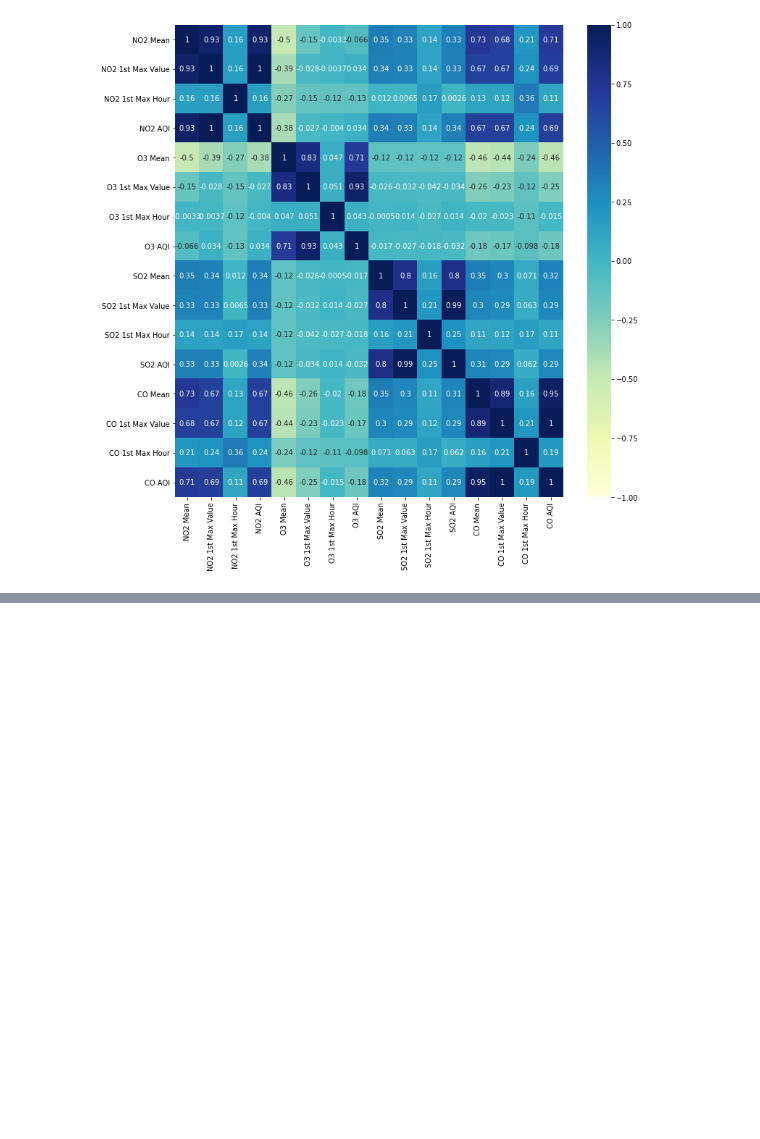
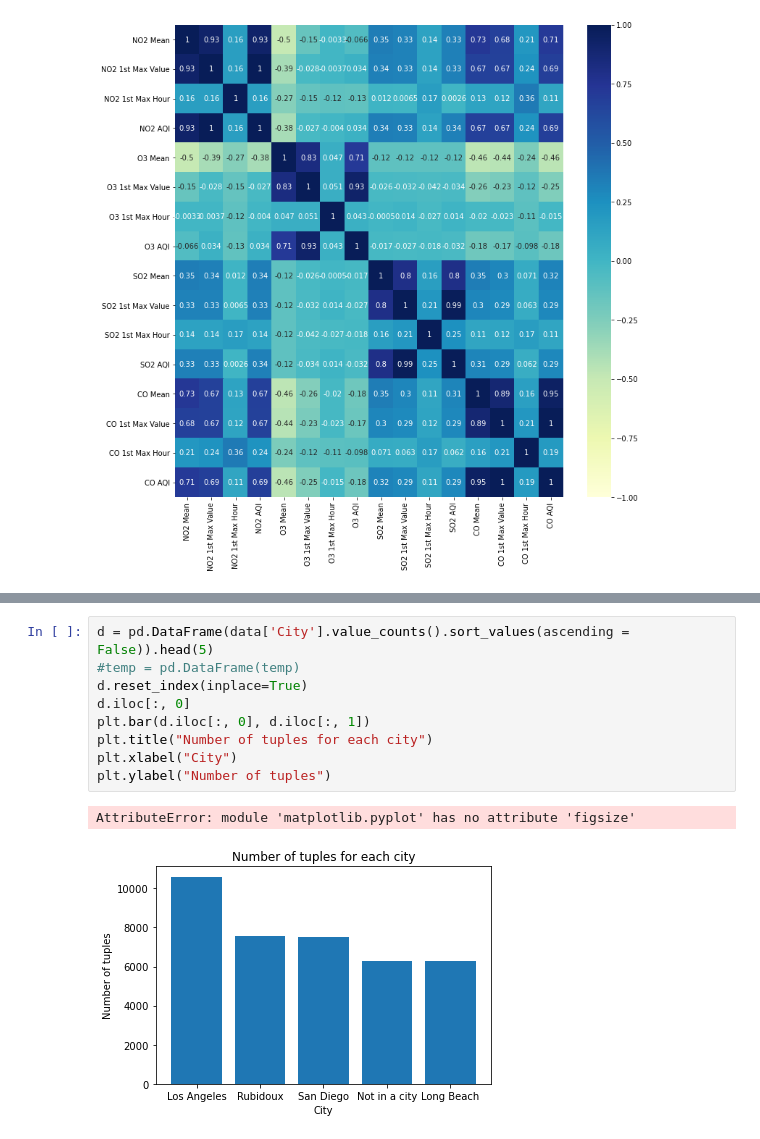
Before and after one commit to nnajmi/MachineLearning, a Jupyter notebook: US-Pollution/Data Exploration.ipynb, the cells around one changed output, grey strips where cells are left out. Cells and saved outputs as stored; diff of their text form; blank space fills up the shorter version.

```diff
--- a/US-Pollution/Data Exploration.ipynb
+++ b/US-Pollution/Data Exploration.ipynb
@@ -288,0 +280,12 @@ data.loc[38, 'Date Local']
+# %%
+d = pd.DataFrame(data['City'].value_counts().sort_values(ascending = False)).head(5)
+#temp = pd.DataFrame(temp)
+d.reset_index(inplace=True)
+d.iloc[:, 0]
+plt.bar(d.iloc[:, 0], d.iloc[:, 1])
+plt.title("Number of tuples for each city")
+plt.xlabel("City")
+plt.ylabel("Number of tuples")
+# %% [output]
+AttributeError: module 'matplotlib.pyplot' has no attribute 'figsize'
+[figure, added]
```
Also changed, not shown: parts of 11 cells of this notebook.
